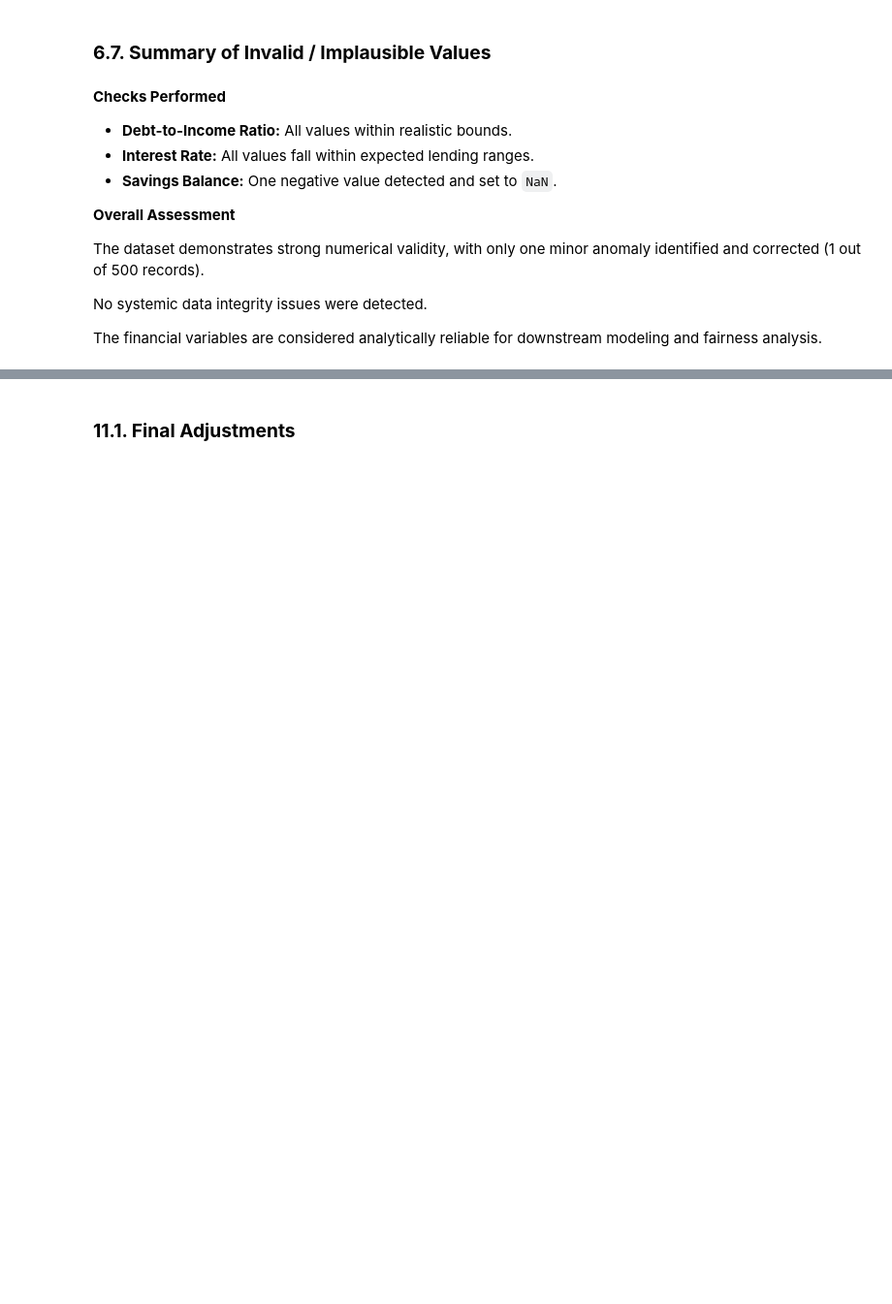
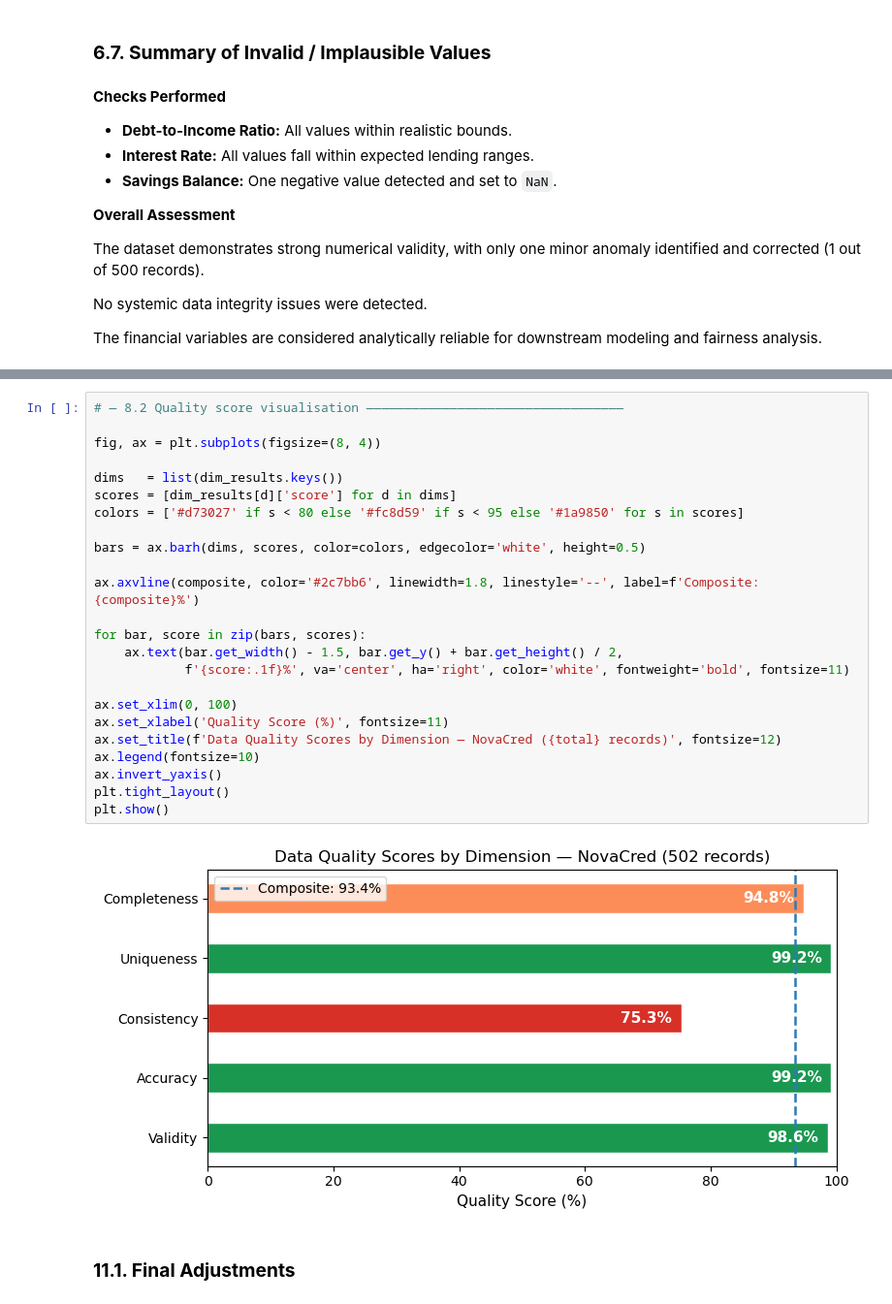
Before and after one commit to lauraaandrada/dego-project-team2, a Jupyter notebook: notebooks/01-Data-Quality.ipynb, the cells around one changed output, grey strips where cells are left out. Shown at 97% size. Drawn from its saved outputs; the diff is of its cells as text; blank space fills up the shorter version.

```diff
--- a/notebooks/01-Data-Quality.ipynb
+++ b/notebooks/01-Data-Quality.ipynb
@@ -1633,3 +1882,29 @@ The dataset is now prepared for downstream analytical use.
+# %%
+# — 8.2 Quality score visualisation ——————————————————————————————————
+
+fig, ax = plt.subplots(figsize=(8, 4))
+
+dims   = list(dim_results.keys())
+scores = [dim_results[d]['score'] for d in dims]
+colors = ['#d73027' if s < 80 else '#fc8d59' if s < 95 else '#1a9850' for s in scores]
+
+bars = ax.barh(dims, scores, color=colors, edgecolor='white', height=0.5)
+
+ax.axvline(composite, color='#2c7bb6', linewidth=1.8, linestyle='--', label=f'Composite: {composite}%')
+
+for bar, score in zip(bars, scores):
+    ax.text(bar.get_width() - 1.5, bar.get_y() + bar.get_height() / 2,
+            f'{score:.1f}%', va='center', ha='right', color='white', fontweight='bold', fontsize=11)
+
+ax.set_xlim(0, 100)
+ax.set_xlabel('Quality Score (%)', fontsize=11)
+ax.set_title(f'Data Quality Scores by Dimension — NovaCred ({total} records)', fontsize=12)
+ax.legend(fontsize=10)
+ax.invert_yaxis()
+plt.tight_layout()
+plt.show()
+# %% [output]
+[figure, added]
 # %% [markdown]
 ### **11.1. Final Adjustments**
 # %%
```
Also changed, not shown: parts of 52 cells of this notebook.
